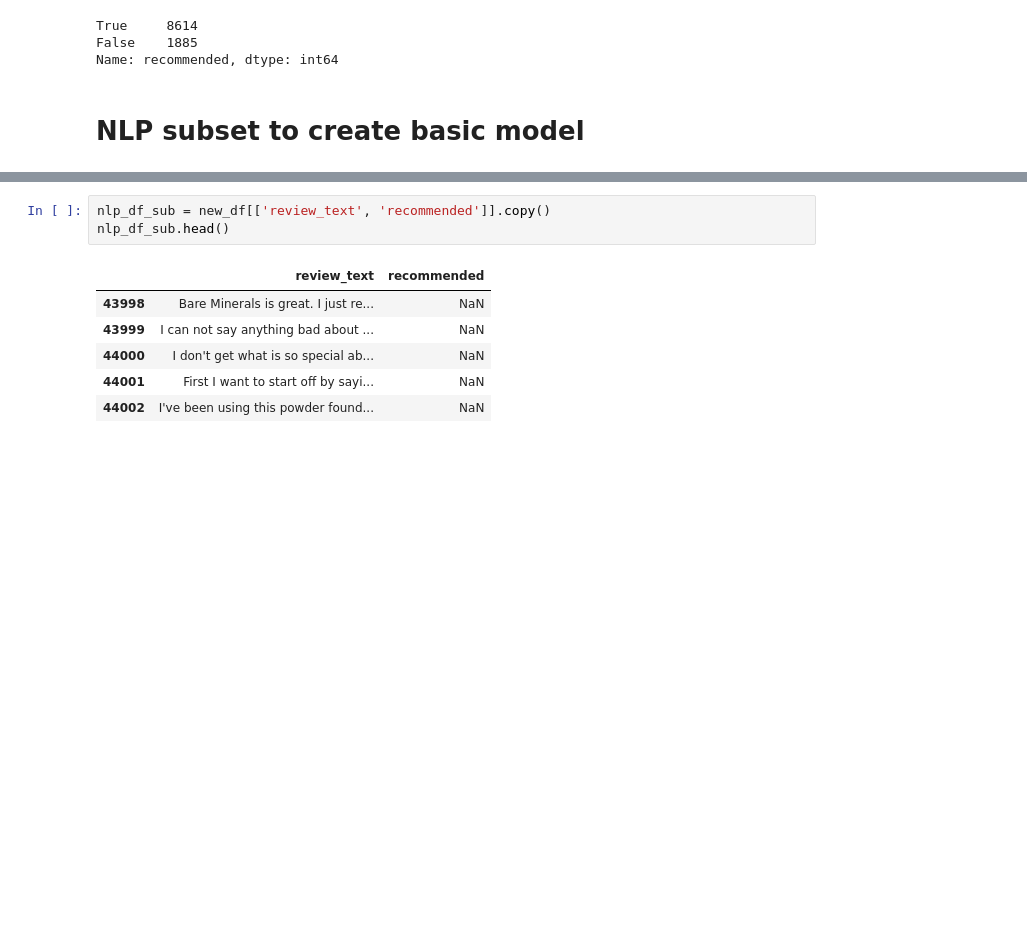
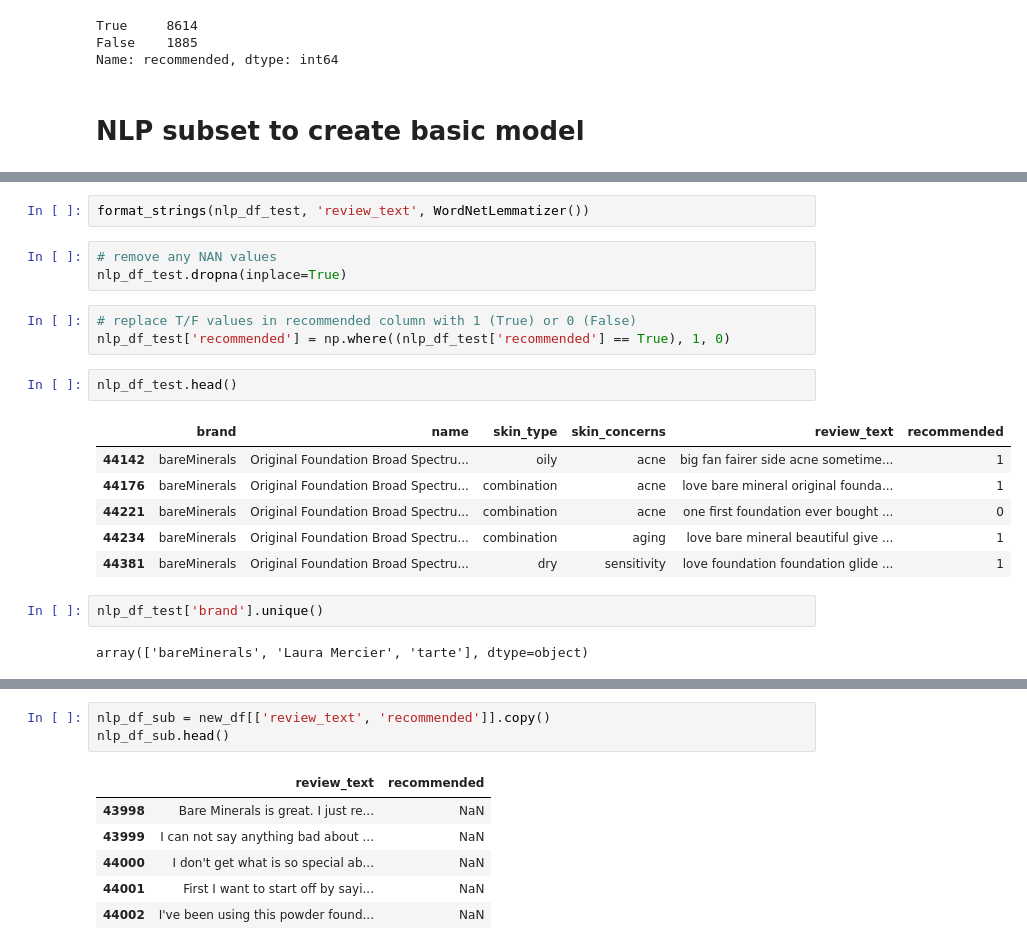
Before and after one commit to nicleong27/Beauty_Reviews, a Jupyter notebook: Reviews-Modelling.ipynb, the cells around one changed output, grey strips where cells are left out. Cells and saved outputs as stored; diff of their text form; blank space fills up the shorter version.

```diff
--- a/Reviews-Modelling.ipynb
+++ b/Reviews-Modelling.ipynb
@@ -105,0 +116,21 @@ Name: recommended, dtype: int64
+# %%
+format_strings(nlp_df_test, 'review_text', WordNetLemmatizer())
+# %%
+# remove any NAN values
+nlp_df_test.dropna(inplace=True)
+# %%
+# replace T/F values in recommended column with 1 (True) or 0 (False)
+nlp_df_test['recommended'] = np.where((nlp_df_test['recommended'] == True), 1, 0)
+# %%
+nlp_df_test.head()
+# %% [output]
+|  | brand | name | skin_type | skin_concerns | review_text | recommended |
+| 44142 | bareMinerals | Original Foundation Broad Spectru... | oily | acne | big fan fairer side acne sometime... | 1 |
+| 44176 | bareMinerals | Original Foundation Broad Spectru... | combination | acne | love bare mineral original founda... | 1 |
+| 44221 | bareMinerals | Original Foundation Broad Spectru... | combination | acne | one first foundation ever bought ... | 0 |
+| 44234 | bareMinerals | Original Foundation Broad Spectru... | combination | aging | love bare mineral beautiful give ... | 1 |
+| 44381 | bareMinerals | Original Foundation Broad Spectru... | dry | sensitivity | love foundation foundation glide ... | 1 |
+# %%
+nlp_df_test['brand'].unique()
+# %% [output]
+array(['bareMinerals', 'Laura Mercier', 'tarte'], dtype=object)
```
Also changed, not shown: parts of 17 cells of this notebook.
